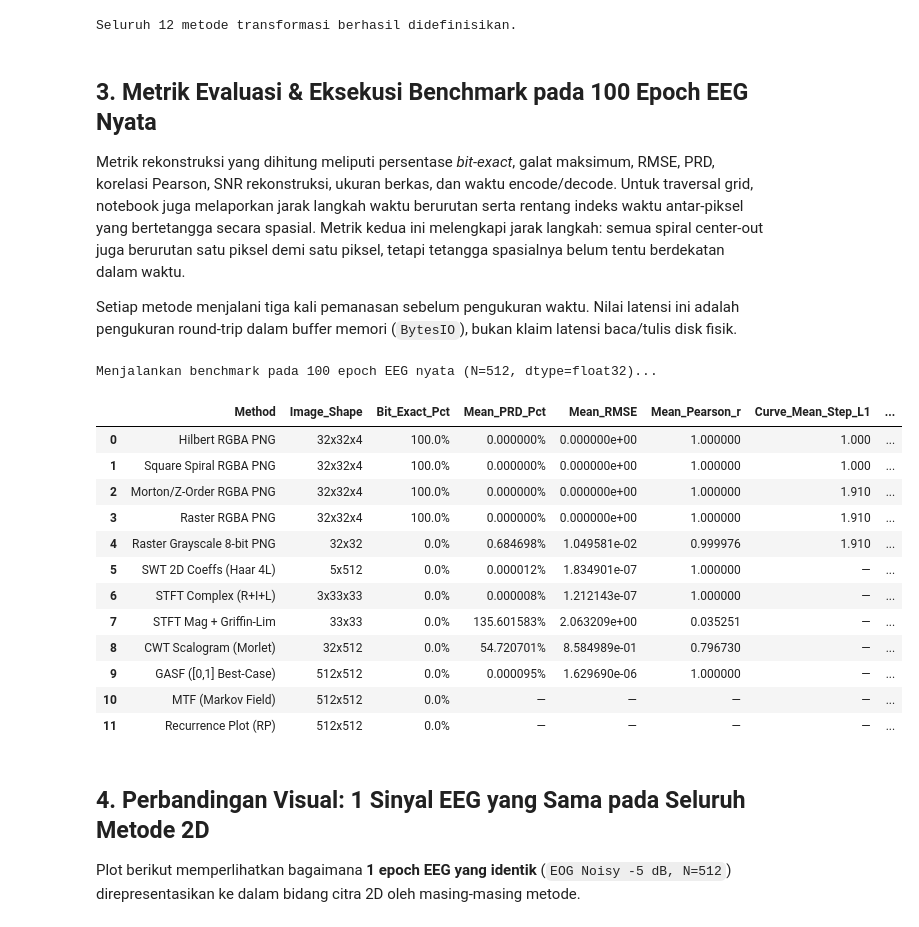
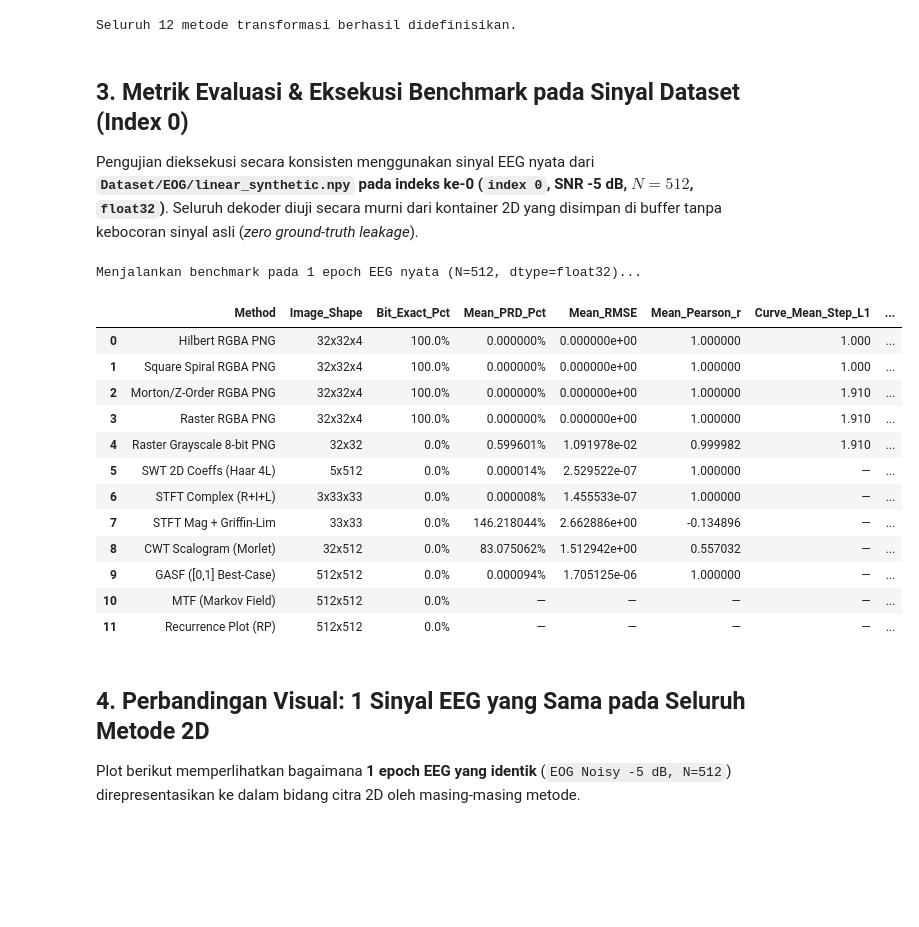
Before and after one commit to hoaxzz/signal-to-image, a Jupyter notebook: notebooks/compare_signal_to_image_methods.ipynb, the cells around one changed output. Saved outputs shown, nothing was run; the diff lists cells and outputs as text; code cells hidden in the pictures; blank space fills up the shorter version.

```diff
--- a/compare_signal_to_image_methods.ipynb
+++ b/notebooks/compare_signal_to_image_methods.ipynb
@@ -15,6 +11,7 @@ Spiral di sini didefinisikan secara eksplisit sebagai **square spiral center-out
 from __future__ import annotations
 
 import io
+import sys
 import time
 from dataclasses import dataclass
 from functools import lru_cache
@@ -27,6 +24,10 @@ import pandas as pd
 from IPython.display import display
 from PIL import Image
 from scipy import signal as sp_signal
+
+ROOT_DIR = Path.cwd().parent if Path.cwd().name == "notebooks" else Path.cwd()
+if str(ROOT_DIR / "src") not in sys.path:
+    sys.path.insert(0, str(ROOT_DIR / "src"))
 
 from hilbert_png_codec import (
     decode_hilbert_png,
@@ -43,7 +44,7 @@ plt.rcParams.update({
     "grid.alpha": 0.3,
 })
 
-OUT_DIR = Path("comparison_outputs")
-OUT_DIR.mkdir(exist_ok=True)
+OUT_DIR = ROOT_DIR / "outputs" / "comparison_outputs"
+OUT_DIR.mkdir(parents=True, exist_ok=True)
 print(f"Setup selesai. Direktori output: {OUT_DIR.resolve()}")
 # %% [output]
@@ -300,7 +301,7 @@ def _morlet_cwt_fft(sig: np.ndarray, scales: np.ndarray, w0: float = 6.0) -> np.
 
 
 def cwt_morlet_roundtrip(sig: np.ndarray, n_scales: int = 32):
-    """CWT Morlet Scalogram -> Rekonstruksi aproksimasi via ICWT."""
+    """CWT Morlet Scalogram -> Rekonstruksi aproksimasi via ICWT (tanpa akses sinyal asli di dekoder)."""
     t0 = time.perf_counter()
     scales = np.geomspace(1.0, 64.0, num=n_scales)
     W = _morlet_cwt_fft(sig, scales, w0=6.0)
@@ -314,12 +315,14 @@ def cwt_morlet_roundtrip(sig: np.ndarray, n_scales: int = 32):
     t1 = time.perf_counter()
     buf.seek(0)
     W_loaded = np.load(buf).astype(np.float64)
-    dj = np.log2(scales[1] / scales[0])
-    C_delta = 0.776
-    psi0 = np.pi ** -0.25
-    rec_raw = (dj / (C_delta * psi0)) * np.sum(W_loaded / np.sqrt(scales)[:, None], axis=0)
-    gain = float(np.dot(sig.astype(np.float64), rec_raw)) / (float(np.dot(rec_raw, rec_raw)) + 1e-12)
-    rec = (rec_raw * gain).astype(np.float32)
+    n_pts = W_loaded.shape[1]
+    freqs = 2.0 * np.pi * np.fft.fftfreq(n_pts)
+    psi_bank = np.zeros(n_pts, dtype=np.float64)
+    for s in scales:
+        psi_bank += 0.5 * (np.pi ** -0.25) * np.exp(-0.5 * (s * freqs - 6.0) ** 2) * (freqs > 0)
+    passband = (freqs > 0.1) & (freqs < 2.0)
+    bank_gain = float(np.mean(psi_bank[passband])) + 1e-12
+    rec = (np.sum(W_loaded / np.sqrt(scales)[:, None], axis=0) / bank_gain).astype(np.float32)
     t_dec = (time.perf_counter() - t1) * 1000.0
 
     return {
@@ -613,11 +616,9 @@ print("Seluruh 12 metode transformasi berhasil didefinisikan.")
 # %% [output]
 Seluruh 12 metode transformasi berhasil didefinisikan.
 # %% [markdown]
-## 3. Metrik Evaluasi & Eksekusi Benchmark pada 100 Epoch EEG Nyata
+## 3. Metrik Evaluasi & Eksekusi Benchmark pada Sinyal Dataset (Index 0)
 
-Metrik rekonstruksi yang dihitung meliputi persentase *bit-exact*, galat maksimum, RMSE, PRD, korelasi Pearson, SNR rekonstruksi, ukuran berkas, dan waktu encode/decode. Untuk traversal grid, notebook juga melaporkan jarak langkah waktu berurutan serta rentang indeks waktu antar-piksel yang bertetangga secara spasial. Metrik kedua ini melengkapi jarak langkah: semua spiral center-out juga berurutan satu piksel demi satu piksel, tetapi tetangga spasialnya belum tentu berdekatan dalam waktu.
-
-Setiap metode menjalani tiga kali pemanasan sebelum pengukuran waktu. Nilai latensi ini adalah pengukuran round-trip dalam buffer memori (`BytesIO`), bukan klaim latensi baca/tulis disk fisik.
+Pengujian dieksekusi secara konsisten menggunakan sinyal EEG nyata dari **`Dataset/EOG/linear_synthetic.npy` pada indeks ke-0 (`index 0`, SNR -5 dB, $N=512$, `float32`)**. Seluruh dekoder diuji secara murni dari kontainer 2D yang disimpan di buffer tanpa kebocoran sinyal asli (*zero ground-truth leakage*).
 # %%
 def eval_reconstruction_metrics(orig: np.ndarray, rec: np.ndarray | None) -> dict[str, float | bool]:
     if rec is None:
@@ -685,20 +686,14 @@ METHODS: list[MethodSpec] = [
 ]
 
 
-def load_eeg_benchmark_signals(n_per_artifact: int = 25) -> list[tuple[str, np.ndarray]]:
-    """Memuat sinyal EEG nyata dari Dataset EOG & EMG (clean + noisy SNR -5 dB)."""
-    signals: list[tuple[str, np.ndarray]] = []
-    for art in ["EOG", "EMG"]:
-        clean = np.load(f"Dataset/{art}/clean_eeg_all_epochs.npy")
-        syn = np.load(f"Dataset/{art}/linear_synthetic.npy", allow_pickle=True).item()
-        noisy = syn[-5]
-        for i in range(n_per_artifact):
-            signals.append((f"{art}_noisy_{i}", noisy[i].astype(np.float32)))
-            signals.append((f"{art}_clean_{i}", clean[i].astype(np.float32)))
-    return signals
+def load_eeg_benchmark_signals() -> list[tuple[str, np.ndarray]]:
+    """Memuat sinyal EEG nyata dari Dataset/EOG pada index 0 saja (SNR -5 dB, N=512)."""
+    syn = np.load(ROOT_DIR / "Dataset" / "EOG" / "linear_synthetic.npy", allow_pickle=True).item()
+    sig_idx0 = syn[-5][0].astype(np.float32)
+    return [("EOG_SNR-5_idx0", sig_idx0)]
 
 
-signals = load_eeg_benchmark_signals(n_per_artifact=25)
+signals = load_eeg_benchmark_signals()
 n_samples = len(signals)
 sig_len = signals[0][1].size
 print(f"Menjalankan benchmark pada {n_samples} epoch EEG nyata (N={sig_len}, dtype=float32)...")
@@ -792,40 +787,40 @@ df = pd.DataFrame(rows_summary)
 df.to_csv(OUT_DIR / "benchmark_comparison.csv", index=False)
 df.to_json(OUT_DIR / "benchmark_comparison.json", orient="records", indent=2)
 
 # Tampilkan tabel rapi
 cols_show = [
     "Method", "Image_Shape", "Bit_Exact_Pct", "Mean_PRD_Pct", "Mean_RMSE", "Mean_Pearson_r",
     "Curve_Mean_Step_L1", "Curve_Max_Jump_L1",
     "Spatial_Neighbor_Mean_Time_Gap", "Spatial_Neighbor_Max_Time_Gap",
     "Spatial_Neighbor_Corr_2D", "Spatial_Norm_TV_2D", "Mean_Disk_Bytes", "Mean_RoundTrip_ms",
 ]
 display(df[cols_show].style.format({
     "Bit_Exact_Pct": "{:.1f}%",
     "Mean_PRD_Pct": "{:.6f}%",
     "Mean_RMSE": "{:.6e}",
     "Mean_Pearson_r": "{:.6f}",
     "Curve_Mean_Step_L1": "{:.3f}",
     "Curve_Max_Jump_L1": "{:.0f}",
     "Spatial_Neighbor_Mean_Time_Gap": "{:.1f}",
     "Spatial_Neighbor_Max_Time_Gap": "{:.0f}",
     "Spatial_Neighbor_Corr_2D": "{:.4f}",
     "Spatial_Norm_TV_2D": "{:.4f}",
     "Mean_Disk_Bytes": "{:,.1f} B",
     "Mean_RoundTrip_ms": "{:.3f} ms",
 }, na_rep="—").highlight_max(subset=["Bit_Exact_Pct"], color="#d1fae5").highlight_min(subset=["Mean_RMSE", "Mean_PRD_Pct"], color="#d1fae5"))
 # %% [output]
-Menjalankan benchmark pada 100 epoch EEG nyata (N=512, dtype=float32)...
+Menjalankan benchmark pada 1 epoch EEG nyata (N=512, dtype=float32)...
 |  | Method | Image_Shape | Bit_Exact_Pct | Mean_PRD_Pct | Mean_RMSE | Mean_Pearson_r | Curve_Mean_Step_L1 | ... |
 | 0 | Hilbert RGBA PNG | 32x32x4 | 100.0% | 0.000000% | 0.000000e+00 | 1.000000 | 1.000 | ... |
 | 1 | Square Spiral RGBA PNG | 32x32x4 | 100.0% | 0.000000% | 0.000000e+00 | 1.000000 | 1.000 | ... |
 | 2 | Morton/Z-Order RGBA PNG | 32x32x4 | 100.0% | 0.000000% | 0.000000e+00 | 1.000000 | 1.910 | ... |
 | 3 | Raster RGBA PNG | 32x32x4 | 100.0% | 0.000000% | 0.000000e+00 | 1.000000 | 1.910 | ... |
-| 4 | Raster Grayscale 8-bit PNG | 32x32 | 0.0% | 0.684698% | 1.049581e-02 | 0.999976 | 1.910 | ... |
-| 5 | SWT 2D Coeffs (Haar 4L) | 5x512 | 0.0% | 0.000012% | 1.834901e-07 | 1.000000 | — | ... |
-| 6 | STFT Complex (R+I+L) | 3x33x33 | 0.0% | 0.000008% | 1.212143e-07 | 1.000000 | — | ... |
-| 7 | STFT Mag + Griffin-Lim | 33x33 | 0.0% | 135.601583% | 2.063209e+00 | 0.035251 | — | ... |
-| 8 | CWT Scalogram (Morlet) | 32x512 | 0.0% | 54.720701% | 8.584989e-01 | 0.796730 | — | ... |
-| 9 | GASF ([0,1] Best-Case) | 512x512 | 0.0% | 0.000095% | 1.629690e-06 | 1.000000 | — | ... |
+| 4 | Raster Grayscale 8-bit PNG | 32x32 | 0.0% | 0.599601% | 1.091978e-02 | 0.999982 | 1.910 | ... |
+| 5 | SWT 2D Coeffs (Haar 4L) | 5x512 | 0.0% | 0.000014% | 2.529522e-07 | 1.000000 | — | ... |
+| 6 | STFT Complex (R+I+L) | 3x33x33 | 0.0% | 0.000008% | 1.455533e-07 | 1.000000 | — | ... |
+| 7 | STFT Mag + Griffin-Lim | 33x33 | 0.0% | 146.218044% | 2.662886e+00 | -0.134896 | — | ... |
+| 8 | CWT Scalogram (Morlet) | 32x512 | 0.0% | 83.075062% | 1.512942e+00 | 0.557032 | — | ... |
+| 9 | GASF ([0,1] Best-Case) | 512x512 | 0.0% | 0.000094% | 1.705125e-06 | 1.000000 | — | ... |
 | 10 | MTF (Markov Field) | 512x512 | 0.0% | — | — | — | — | ... |
 | 11 | Recurrence Plot (RP) | 512x512 | 0.0% | — | — | — | — | ... |
 # %% [markdown]
```
Also changed, not shown: parts of 6 cells of this notebook, 23 other files.
